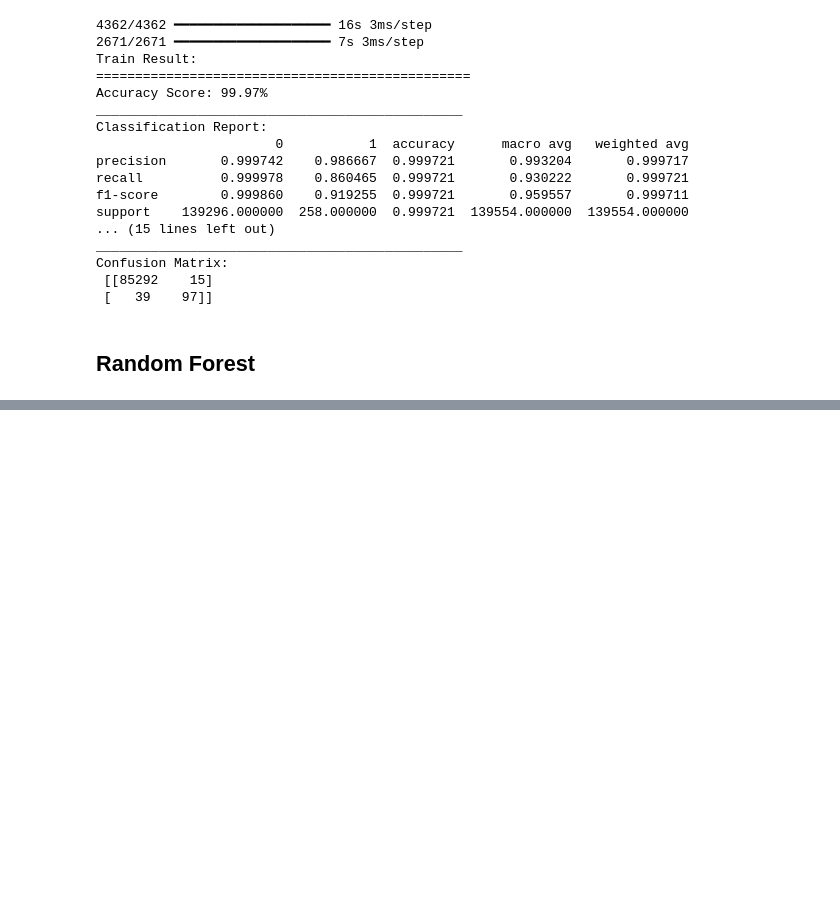
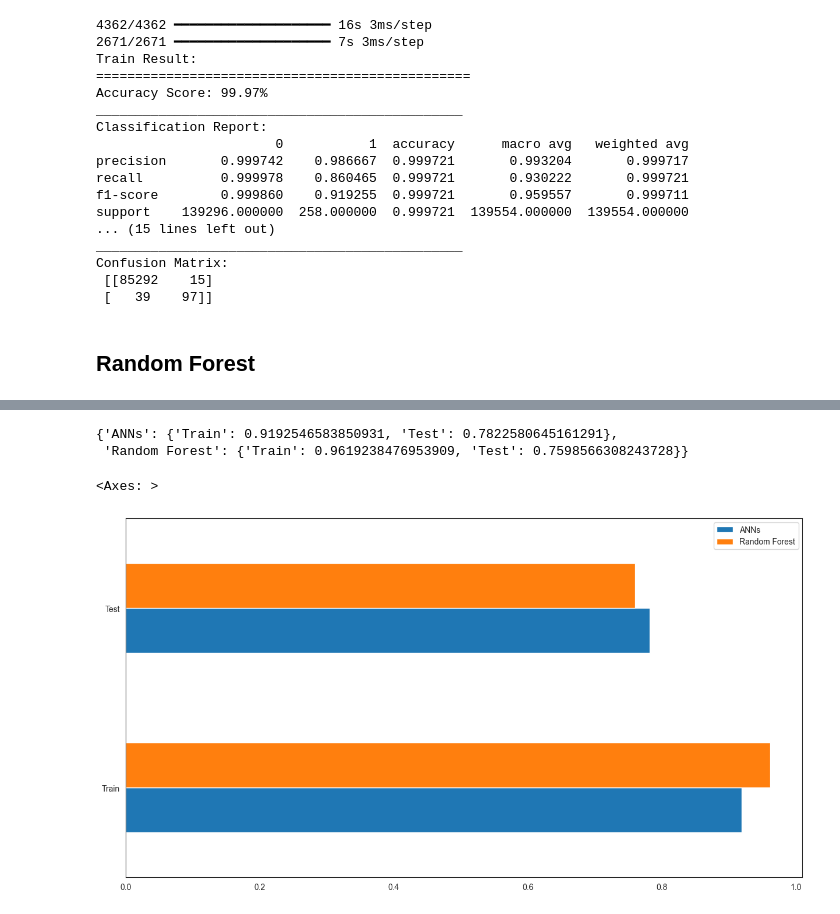
Before and after one commit to MamvotaTake/Credit-card-, a Jupyter notebook: Credit Card Fraud.ipynb, the cells around one changed output, grey strips where cells are left out. Cells and saved outputs as stored; diff of their text form; code cells hidden in the pictures; blank space fills up the shorter version.

Commit message:
Random Forest

```diff
--- a/Credit Card Fraud.ipynb
+++ b/Credit Card Fraud.ipynb
@@ -622,14 +596,16 @@ from sklearn.ensemble import RandomForestClassifier
 # %%
-rf_clf = RandomForestClassifier(n_estimators=100, oob_score=True)
+from sklearn.ensemble import RandomForestClassifier
+
+rf_clf = RandomForestClassifier(n_estimators=10, oob_score=False)
 rf_clf.fit(X_train, y_train)
 
-y_train_predict = rf_clf.predict(X_train)
-y_test_predict = rf_clf.predict(X_test)
+y_train_pred = rf_clf.predict(X_train)
+y_test_pred = rf_clf.predict(X_test)
 
-print_score(X_train, y_train_predict, train=True)
-print_score(y_test, y_test_predict, train=False)
+print_score(y_train, y_train_pred, train=True)
+print_score(y_test, y_test_pred, train=False)
 
 scores_dict['Random Forest'] = {
-    'Train': f1_score(y_train, y_train_predict),
-    'Test': f1_score(y_test, y_test_predict)
+        'Train': f1_score(y_train,y_train_pred),
+        'Test': f1_score(y_test, y_test_pred),
 }
@@ -635,0 +630,12 @@ scores_dict['Random Forest'] = {
+# %%
+scores_df = pd.DataFrame(scores_dict)
+# %%
+scores_dict
+# %% [output]
+{'ANNs': {'Train': 0.9192546583850931, 'Test': 0.7822580645161291},
+ 'Random Forest': {'Train': 0.9619238476953909, 'Test': 0.7598566308243728}}
+# %%
+scores_df.plot(kind='barh', figsize=(15, 8))
+# %% [output]
+<Axes: >
+[figure, added]
```
Also changed, not shown: parts of 6 cells of this notebook.
